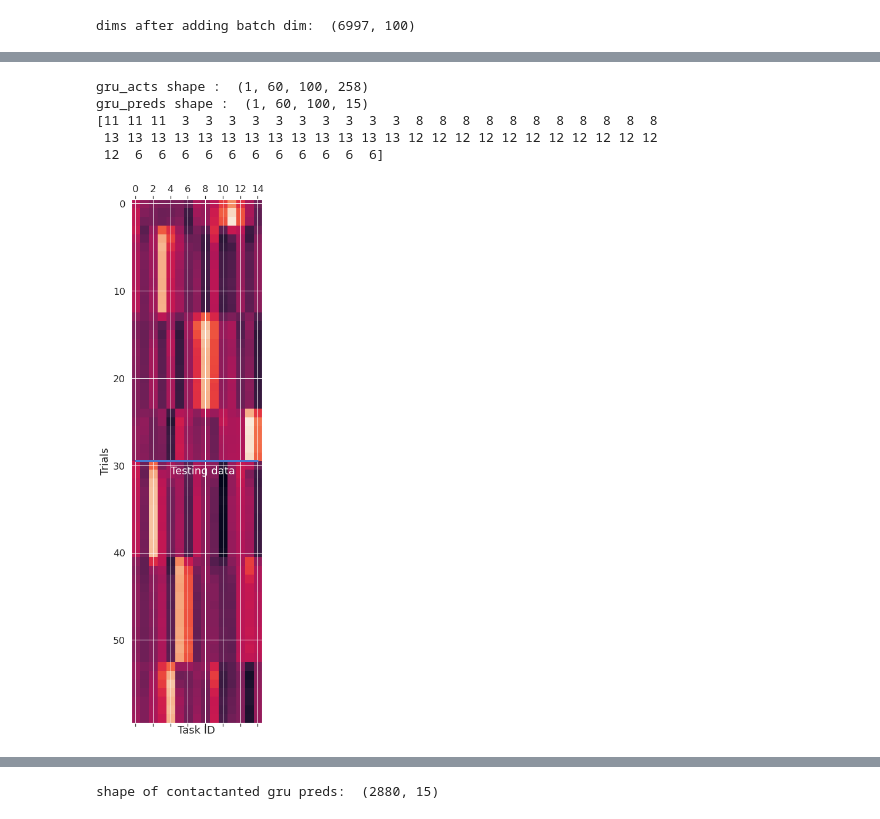
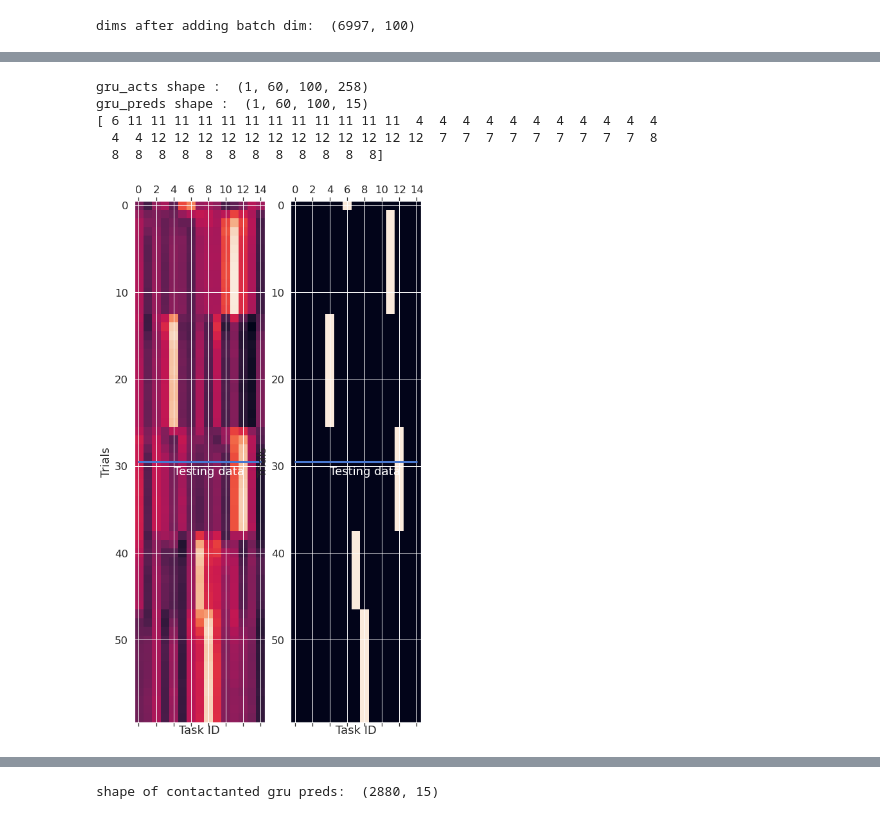
Before and after one commit to weilongzheng/PFC_MD_Modeling, a Jupyter notebook: CL_neurogym/analysis/cognitive_observer.ipynb, the cells around one changed output, grey strips where cells are left out. Drawn from its saved outputs; the diff is of its cells as text; code cells hidden in the pictures.

```diff
--- a/CL_neurogym/analysis/cognitive_observer.ipynb
+++ b/CL_neurogym/analysis/cognitive_observer.ipynb
@@ -215,7 +194,7 @@ task_ids one hot encoded shape:  torch.Size([6997, 15])
 class Net(nn.Module):
     def __init__(self, input_size, hidden_size, output_size):
         super(Net, self).__init__()
-        self.bn = nn.BatchNorm1d(input_size)
+        # self.bn = nn.BatchNorm1d(input_size)
         self.gru = nn.GRU(input_size, hidden_size, batch_first=False)
         self.linear = nn.Linear(hidden_size, output_size)
 
@@ -241,18 +256,18 @@ training_cycles = 2000
 
 rng = np.random.default_rng()
 
-use_inputs = gathered_inputs[training]
-# use_outputs= task_ids_oh.reshape([task_ids_oh.shape[0], 1, task_ids_oh.shape[1]]).repeat([1,use_inputs.shape[1], 1])
-use_outputs= task_ids_repeated[training]
+training_inputs = gathered_inputs[training]
+# training_outputs= task_ids_oh.reshape([task_ids_oh.shape[0], 1, task_ids_oh.shape[1]]).repeat([1,training_inputs.shape[1], 1])
+training_outputs= task_ids_repeated[training]
 
-model = Net(input_size=use_inputs.shape[-1], hidden_size=258, output_size=task_ids_oh.shape[-1])
+model = Net(input_size=training_inputs.shape[-1], hidden_size=258, output_size=task_ids_oh.shape[-1])
 # model = nn.GRU(256, 1, batch_first=False)
 
 optm = torch.optim.Adam(model.parameters(), lr=0.001)
 # crit = nn.CrossEntropyLoss(reduction='mean')
 crit = F.cross_entropy
 
-losses = []
+losses,accs = [],[]
 tbar = trange(training_cycles)
 for train_i in tbar:
 
@@ -262,12 +277,12 @@ for train_i in tbar:
     # selected_trials = range(t+interval, t+interval + input_length) # sample from around the change point
 
     #Random batches
-    bi = rng.integers(0, use_inputs.shape[0]- input_length)
+    bi = rng.integers(0, training_inputs.shape[0]- input_length)
     # bi=1000 # NOTE One batch only TODO
     selected_trials = range(bi, bi+input_length)
 
-    ins =  torch.tensor(use_inputs[selected_trials]) # (input_length, 100, 266)
-    outs = torch.tensor(use_outputs[selected_trials]) # (input_length, 100)
+    ins =  torch.tensor(training_inputs[selected_trials]) # (input_length, 100, 266)
+    outs = torch.tensor(training_outputs[selected_trials]) # (input_length, 100)
 
     pred, gru_act = model(ins) # Pred torch.Size([input_length, 100, 1])  gru_act: torch.Size([1, 100, 1])
     loss = crit(input= pred.squeeze().permute([0,2,1]) , target = outs)
@@ -278,10 +293,17 @@ for train_i in tbar:
     tbar.set_description('{:2.3f}'.format((loss.item())))
     losses.append(loss.item())
 
+    if train_i % 50== 0:
+        _,_, acc = test_model(model, testing, test_input_length=60)
+        accs.append((train_i, acc))
+
+
 
 sloss = np.stack(losses)
+saccs = np.stack(accs)
 sloss = np.convolve(np.ones(40)/40, sloss, 'valid')
 plt.plot(sloss)
+plt.plot(saccs[:,0], saccs[:,1])
 ax = plt.gca()
 ax.set_ylabel('Training MSE loss')
 ax.set_xlabel('Training batch')
@@ -291,37 +352,47 @@ Text(0.5, 0, 'Training batch')
 # %%
 #eval
 test_input_length= 60
 model.eval()
 gru_acts= []
 gru_preds= []
-b_example = 5970#2270
+b_example = 6200#2270
 with torch.no_grad():
     # for b in trange (use_inputs.shape[0]//test_input_length):
     for b in trange (b_example, b_example+1):
-        eins= torch.tensor(use_inputs[b:b+test_input_length])
+        eins= torch.tensor(gathered_inputs[b:b+test_input_length])
         gpreds, gacts = model(eins) # torch.Size([50, 100, 1])  gacts:  torch.Size([50, 100, 256])
     #     gacts, gpreds = model(eins) # torch.Size([50, 100, 1])  gacts:  torch.Size([50, 100, 256])
         gru_acts.append(gacts.detach().cpu().numpy())
         gru_preds.append(gpreds.detach().cpu().numpy())
 model.train()
 
 gru_preds = np.stack(gru_preds)
 gru_acts = np.stack(gru_acts)
 print('gru_acts shape : ', gru_acts.shape)
 print('gru_preds shape : ', gru_preds.shape)
-plt.matshow(gru_preds.reshape([-1, 100, 15]).mean(1))
+fig, axes = plt.subplots(1,2, figsize=[8,16])
+ax = axes[0]
+ax.matshow(gru_preds.reshape([-1, 100, 15]).mean(1))
+ax.plot(range(15), [29.5]*15, linewidth=(3))
+ax.text(4, 31, 'Testing data', {'color': 'white'})
+ax.set_ylabel('Trials')
+ax.set_xlabel('Task ID')
+
+ax = axes[1]
+ax.matshow(task_ids_oh[b_example:b_example+test_input_length])
 ax = plt.gca()
 ax.plot(range(15), [29.5]*15, linewidth=(3))
 ax.text(4, 31, 'Testing data', {'color': 'white'})
 ax.set_ylabel('Trials')
 ax.set_xlabel('Task ID')
 
+
 print(task_ids[b_example:b_example+test_input_length])
 plt.savefig('Cognitive_observer_preds.jpg', dpi=300)
 # %% [output]
 gru_acts shape :  (1, 60, 100, 258)
 gru_preds shape :  (1, 60, 100, 15)
-[11 11 11  3  3  3  3  3  3  3  3  3  3  8  8  8  8  8  8  8  8  8  8  8
- 13 13 13 13 13 13 13 13 13 13 13 13 13 12 12 12 12 12 12 12 12 12 12 12
- 12  6  6  6  6  6  6  6  6  6  6  6]
+[ 6 11 11 11 11 11 11 11 11 11 11 11 11  4  4  4  4  4  4  4  4  4  4  4
+  4  4 12 12 12 12 12 12 12 12 12 12 12 12  7  7  7  7  7  7  7  7  7  8
+  8  8  8  8  8  8  8  8  8  8  8  8]
-[figure, old version]
+[figure, new version]
```
Also changed, not shown: parts of 11 cells of this notebook, 3 other files.
